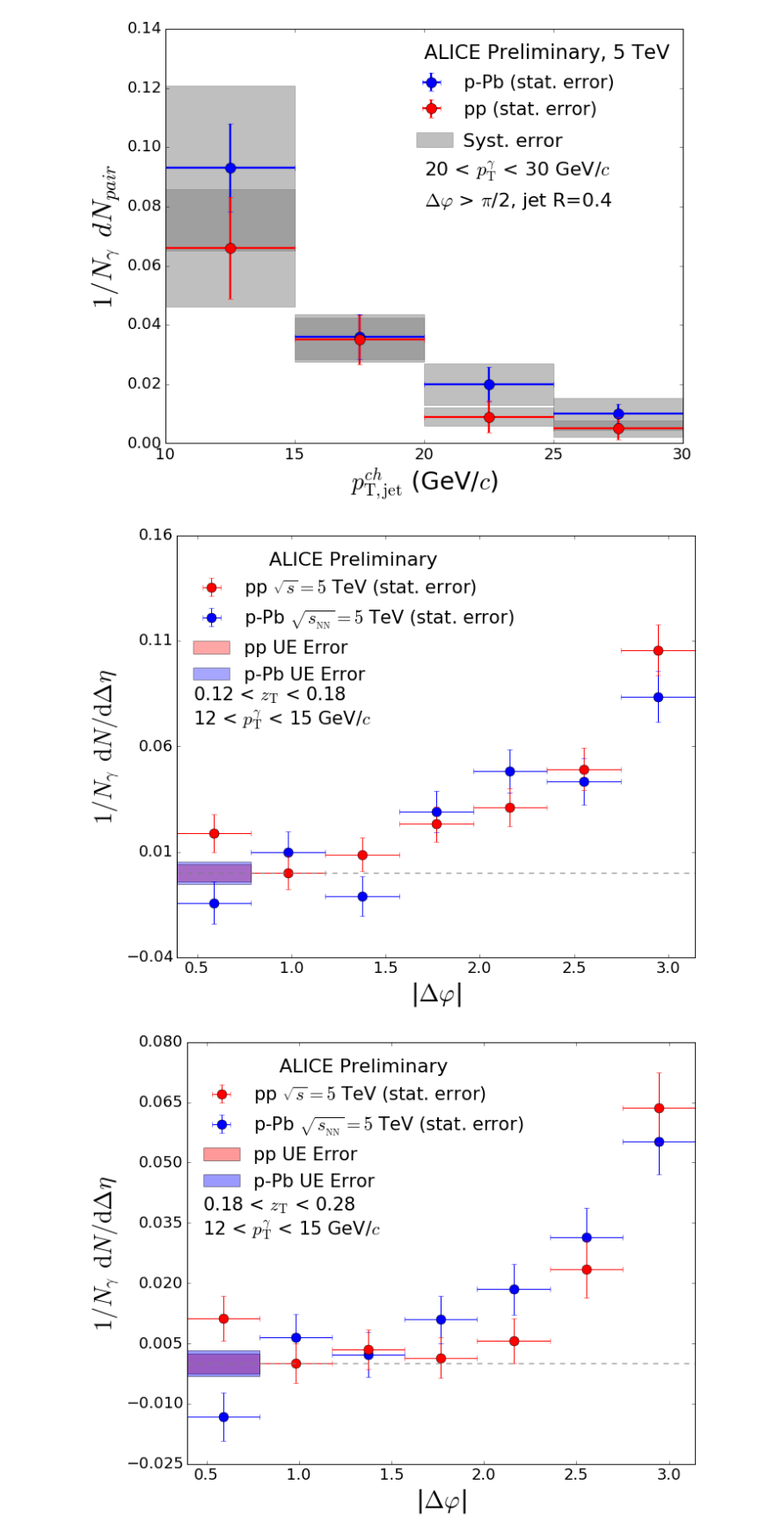
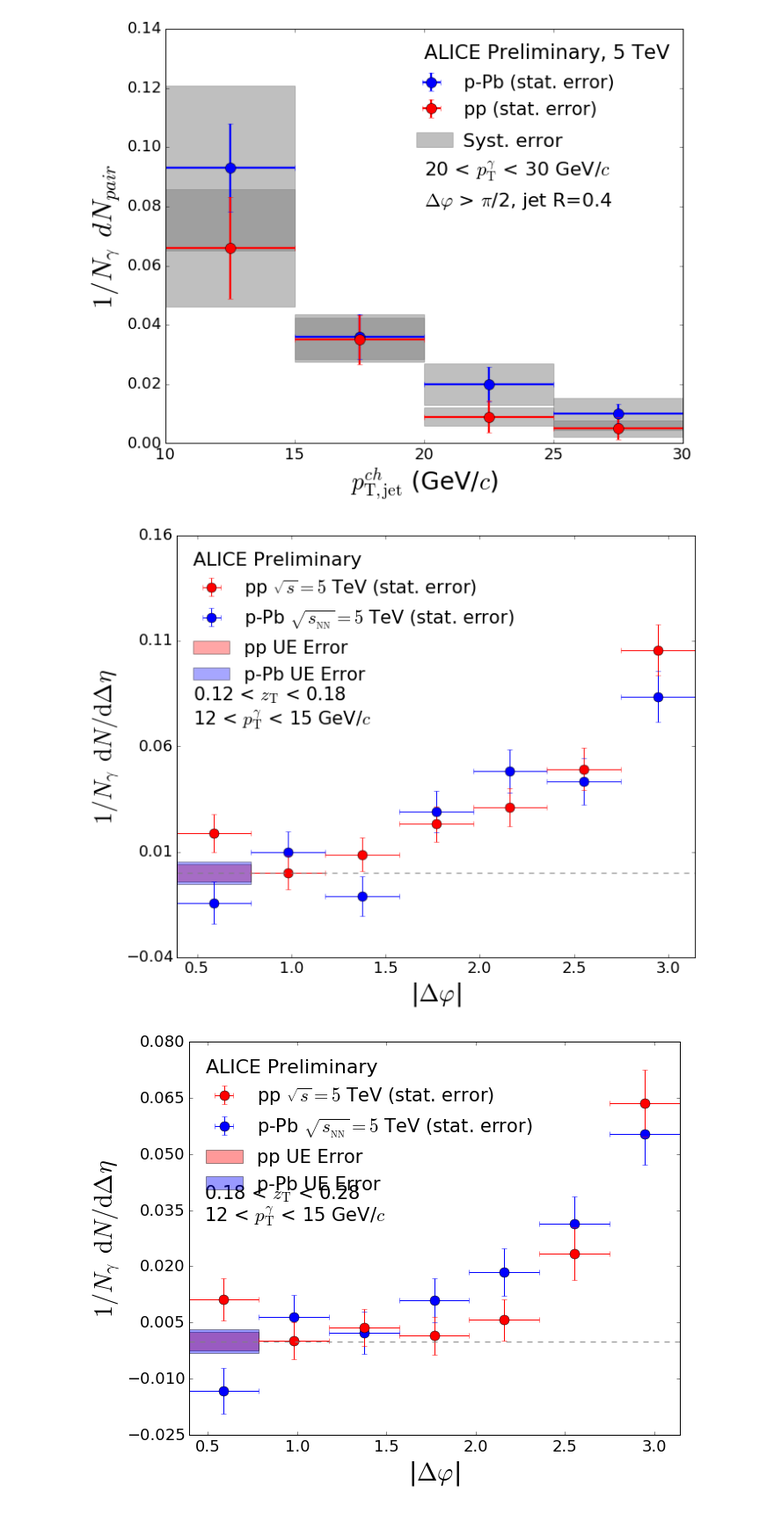
Before and after one commit to miguelignacio/CorrelationAnalysis, a Jupyter notebook: NtupleAnalysis/jose.ipynb, the cells around one changed output. Shown at 88% size. Drawn from its saved outputs; the diff is of its cells as text; code cells hidden in the pictures.

Commit message:
label improvements (in legend, no longer text)

```diff
--- a/NtupleAnalysis/jose.ipynb
+++ b/NtupleAnalysis/jose.ipynb
@@ -322,14 +322,15 @@ pp_UE = ax.fill_between(ue_error_bar,-0.004063,0.004063,facecolor='red',alpha=0.
 pPb_UE = ax.fill_between(ue_error_bar,-0.005211,0.005211,facecolor='blue',alpha=0.35)#One for p-Pb
 leg = plt.legend([pp,pPb,pp_UE,pPb_UE],['pp $\sqrt{s}= 5$ TeV (stat. error)','p-Pb $\sqrt{s_{\mathrm{_{NN}}}}=5$ TeV (stat. error)', 'pp UE Error', 'p-Pb UE Error'],loc = "upper left",fontsize=21,frameon=False,numpoints=1)
 leg.set_title("ALICE Preliminary")
+leg._legend_box.align = "left"
 plt.setp(leg.get_title(),fontsize=22)
 #########################################
 
 fig.tight_layout()
 plt.show()
-fig.savefig('Gamma_hadron_corr_zT_1.pdf')
+fig.savefig('pics/Gamma_hadron_corr_zT_1.pdf')
 # %% [output]
-[figure, old version]
+[figure, new version]
 # %%
 #####Plot of gamma hadron correlation for second zT bin#####
 
@@ -360,36 +361,37 @@ pPb = plt.errorbar(delta_phi_centers,pPb_corr_2,xerr=delta_phi_bin_width,yerr=pP
 pp = plt.errorbar(delta_phi_centers,pp_corr_2,xerr=delta_phi_bin_width,yerr=pp_corr_2_err,fmt='ro',label='pp (stat. error)',markersize=11)
 
 #####Add labels to the figure#####
 
 plt.xlabel(r'|$\Delta \varphi$|',fontsize=28)
 plt.xticks(fontsize=18)
 plt.xlim((0.39269908169872414,3.14159))
 plt.ylabel(r'$1/N_{\gamma} \: \: \mathrm{d}N/\mathrm{d}\Delta \eta$',fontsize=28)
 plt.ylim((-0.025,0.08))
 plt.yticks(np.arange(-0.025,0.082,0.015))
 plt.yticks(fontsize=18)
 
 #plt.text(0.12,0.072,'ALICE Preliminary, 5 TeV',fontsize=21)
 plt.text(0.48,0.038,r'0.18 < $z_\mathrm{T}$ < 0.28',fontsize=21)
 plt.text(0.48,0.032,r'12 < $p_\mathrm{T}^{\gamma}$ < 15 GeV/$c$',fontsize=21)
 
 plt.axhline(y=0,color='gray',linestyle='--',linewidth=1.3,alpha=0.8)
 
 #####Make the uncertainty in ue band#####
 
 pp_UE = ax.fill_between(ue_error_bar,-0.002520,0.002520,facecolor='red',alpha=0.4)
 pPb_UE = ax.fill_between(ue_error_bar,-0.003194,0.003194,facecolor='blue',alpha=0.4)
 #leg = plt.legend([pp,pPb,pp_UE,pPb_UE],['pp (stat. error)','p-Pb (stat. error)', 'pp UE Error', 'p-Pb UE Error'],loc = "upper left",fontsize=21,frameon=False,numpoints=1)
 leg = plt.legend([pp,pPb,pp_UE,pPb_UE],['pp $\sqrt{s}= 5$ TeV (stat. error)','p-Pb $\sqrt{s_{\mathrm{_{NN}}}}=5$ TeV (stat. error)', 'pp UE Error', 'p-Pb UE Error'],loc = "upper left",fontsize=21,frameon=False,numpoints=1)
 leg.set_title("ALICE Preliminary")
+leg._legend_box.align = "left"
 plt.setp(leg.get_title(),fontsize=22)
 #########################################
 
-fig.tight_layout()
+#fig.tight_layout()
 plt.show()
-fig.savefig('Gamma_hadron_corr_zT_2.pdf')
+fig.savefig('pics/Gamma_hadron_corr_zT_2.pdf')
 # %% [output]
-[figure, old version]
+[figure, new version]
 # %%
 #####Plot of gamma hadron correlation for third zT bin#####
 
```
Also changed, not shown: parts of 2 cells of this notebook.
